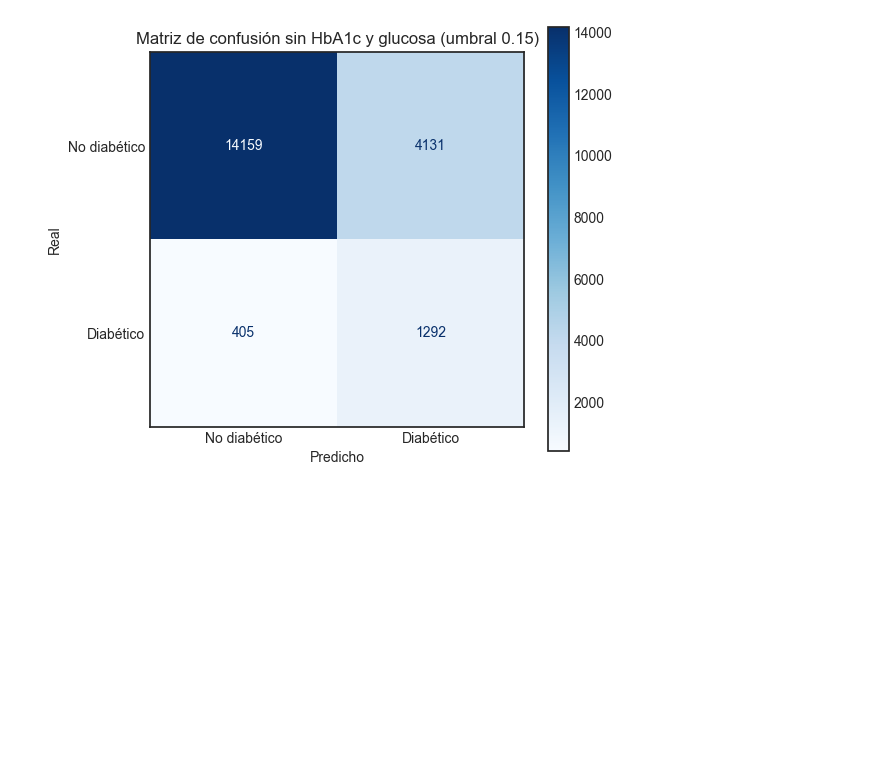
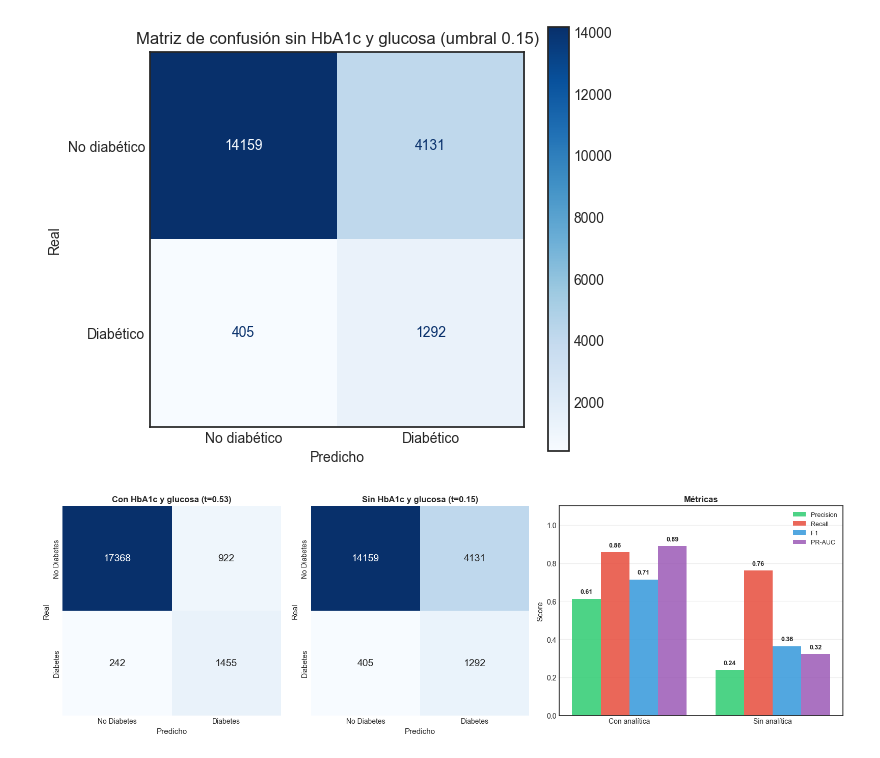
Before and after one commit to danielhm97/grupo_1, a Jupyter notebook: code/LightGBM/LightGBM.ipynb, the cells around one changed output. Saved outputs shown, nothing was run; the diff lists cells and outputs as text; code cells hidden in the pictures; blank space fills up the shorter version.

```diff
--- a/code/LightGBM/LightGBM.ipynb
+++ b/code/LightGBM/LightGBM.ipynb
@@ -30,7 +34,7 @@ Esta parte es común para todos los modelos. Aplicamos los mismos filtros y el m
 
 Quitamos las filas con bmi de 65 o más y las de género Other. Reagrupamos smoking_history en 4 grupos uniendo ever, former y not current bajo former.
 # %%
-data_path = "../data/diabetes_prediction_dataset.csv"
+data_path = "../../data/diabetes_prediction_dataset.csv"
 
 data = pd.read_csv(data_path)
 print("Filas en bruto", data.shape[0])
@@ -576,3 +569,57 @@ plt.tight_layout()
 plt.show()
 # %% [output]
 [figure]
+# %%
+proba_te_con = final_model.predict_proba(X_test)[:, 1]
+proba_tr_con = final_model.predict_proba(X_train)[:, 1]
+proba_te_sin = final_model_sin.predict_proba(X_test_sin)[:, 1]
+proba_tr_sin = final_model_sin.predict_proba(X_train_sin)[:, 1]
+
+ths = np.linspace(0.01, 0.99, 99)
+t_con = ths[np.argmax([fbeta_score(y_train, (proba_tr_con >= t).astype(int), beta=2) for t in ths])]
+t_sin = ths[np.argmax([fbeta_score(y_train, (proba_tr_sin >= t).astype(int), beta=2) for t in ths])]
+
+pred_con = (proba_te_con >= t_con).astype(int)
+pred_sin = (proba_te_sin >= t_sin).astype(int)
+
+cms = [confusion_matrix(y_test, pred_con), confusion_matrix(y_test, pred_sin)]
+titulos = [f"Con HbA1c y glucosa (t={t_con:.2f})", f"Sin HbA1c y glucosa (t={t_sin:.2f})"]
+labels = ["No Diabetes", "Diabetes"]
+
+metricas = ["Precision", "Recall", "F1", "PR-AUC"]
+valores = np.array([
+    [precision_score(y_test, pred_con), recall_score(y_test, pred_con),
+     f1_score(y_test, pred_con), average_precision_score(y_test, proba_te_con)],
+    [precision_score(y_test, pred_sin), recall_score(y_test, pred_sin),
+     f1_score(y_test, pred_sin), average_precision_score(y_test, proba_te_sin)],
+])
+modelos = ["Con analítica", "Sin analítica"]
+
+fig = plt.figure(figsize=(16, 5))
+gs = fig.add_gridspec(1, 3, width_ratios=[1, 1, 1.3])
+
+for i, (cm, tit) in enumerate(zip(cms, titulos)):
+    ax = fig.add_subplot(gs[0, i])
+    sns.heatmap(cm, annot=True, fmt="d", cmap="Blues", ax=ax, cbar=False,
+                xticklabels=labels, yticklabels=labels, annot_kws={"size": 14})
+    ax.set_title(tit, fontsize=12, fontweight="bold")
+    ax.set_xlabel("Predicho", fontsize=11)
+    ax.set_ylabel("Real", fontsize=11)
+
+ax = fig.add_subplot(gs[0, 2])
+x = np.arange(len(modelos)); w = 0.2
+colores = ["#2ecc71", "#e74c3c", "#3498db", "#9b59b6"]
+for j, m in enumerate(metricas):
+    bars = ax.bar(x + j*w - 1.5*w, valores[:, j], w, label=m, color=colores[j], alpha=0.85)
+    for b, v in zip(bars, valores[:, j]):
+        ax.text(b.get_x() + b.get_width()/2, b.get_height() + 0.02, f"{v:.2f}",
+                ha="center", va="bottom", fontsize=9, fontweight="bold")
+ax.set_xticks(x); ax.set_xticklabels(modelos, fontsize=10)
+ax.set_ylim([0, 1.1]); ax.set_ylabel("Score", fontsize=11)
+ax.set_title("Métricas", fontsize=12, fontweight="bold")
+ax.legend(fontsize=9); ax.grid(axis="y", alpha=0.3)
+
+plt.tight_layout()
+plt.show()
+# %% [output]
+[figure, added]
```
Also changed, not shown: parts of 9 cells of this notebook, 2 other files.
